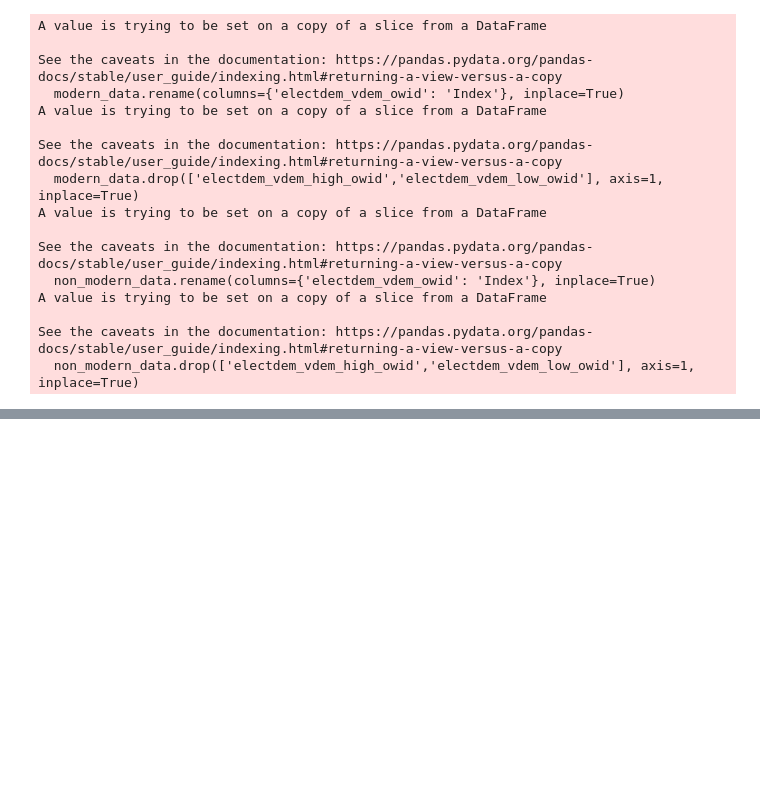
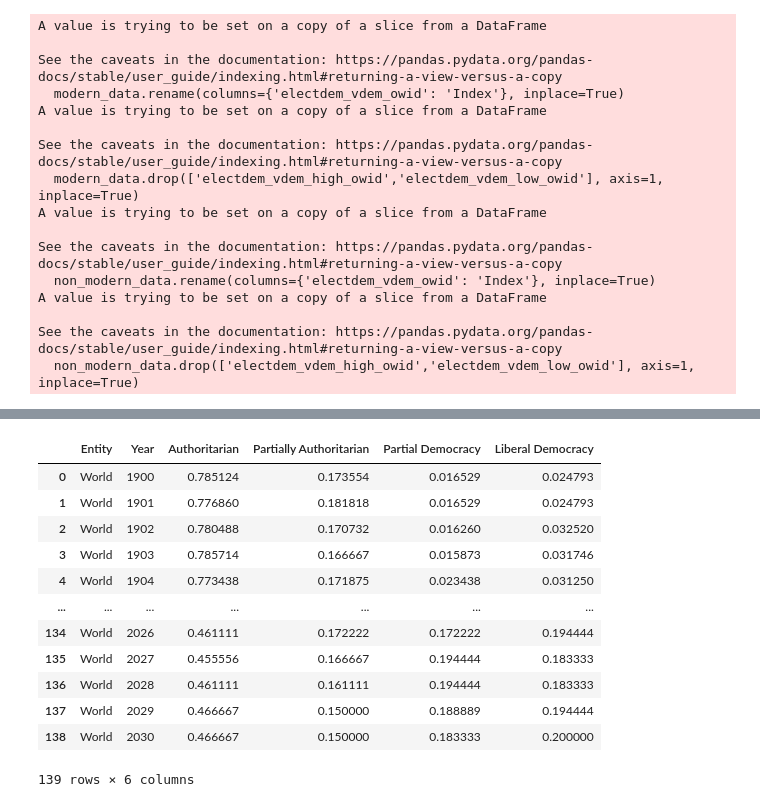
Before and after one commit to johnnystouffer/democratic-index-prediction, a Jupyter notebook: predicting.ipynb, the cells around one changed output, grey strips where cells are left out. Cells and saved outputs as stored; diff of their text form; code cells hidden in the pictures; blank space fills up the shorter version.

```diff
--- a/predicting.ipynb
+++ b/predicting.ipynb
@@ -132,0 +214,23 @@ predict.to_csv('predictions.csv', index=True)
+# %%
+data = [first_data, second_data, third_data, fourth_data, fifth_data, sixth_data, seventh_data, eight_data]
+all_percents = []
+for year in data:
+    auth = 0
+    part_auth = 0
+    part_dem = 0
+    dem = 0
+    for i in year:
+        if i == 'Authoritarian':
+            auth += 1
+        elif i == 'Partially Authoritarian':
+            part_auth += 1
+        elif i == 'Partial Democracy':
+            part_dem += 1
+        elif i == 'Liberal Democracy':
+            dem += 1
+    all = [auth, part_auth, part_dem, dem]
+    total = sum(all)
+    for i in all:
+        percents = i / total
+        all_percents.append(percents)
+    print(len(all_percents))
@@ -132,0 +246,23 @@ predict.to_csv('predictions.csv', index=True)
+# %%
+i = 0
+world_modern = pd.DataFrame(world_modern)
+
+for j in range(8):
+    new_row = {'Entity': 'World', 'Year': prediction_years[j], 'Authoritarian': all_percents[i], 'Partially Authoritarian': all_percents[i+1], 'Partial Democracy': all_percents[i+2], 'Liberal Democracy': all_percents[i+3]}
+    i += 4
+    world_modern = world_modern.append(new_row, ignore_index=True)
+world_modern
+# %% [output]
+|  | Entity | Year | Authoritarian | Partially Authoritarian | Partial Democracy | Liberal Democracy |
+| 0 | World | 1900 | 0.785124 | 0.173554 | 0.016529 | 0.024793 |
+| 1 | World | 1901 | 0.776860 | 0.181818 | 0.016529 | 0.024793 |
+| 2 | World | 1902 | 0.780488 | 0.170732 | 0.016260 | 0.032520 |
+| 3 | World | 1903 | 0.785714 | 0.166667 | 0.015873 | 0.031746 |
+| 4 | World | 1904 | 0.773438 | 0.171875 | 0.023438 | 0.031250 |
+| ... | ... | ... | ... | ... | ... | ... |
+| 134 | World | 2026 | 0.461111 | 0.172222 | 0.172222 | 0.194444 |
+| 135 | World | 2027 | 0.455556 | 0.166667 | 0.194444 | 0.183333 |
+| 136 | World | 2028 | 0.461111 | 0.161111 | 0.194444 | 0.183333 |
+| 137 | World | 2029 | 0.466667 | 0.150000 | 0.188889 | 0.194444 |
+| 138 | World | 2030 | 0.466667 | 0.150000 | 0.183333 | 0.200000 |
+139 rows × 6 columns
```
Also changed, not shown: parts of 7 cells of this notebook, 4 other files.
